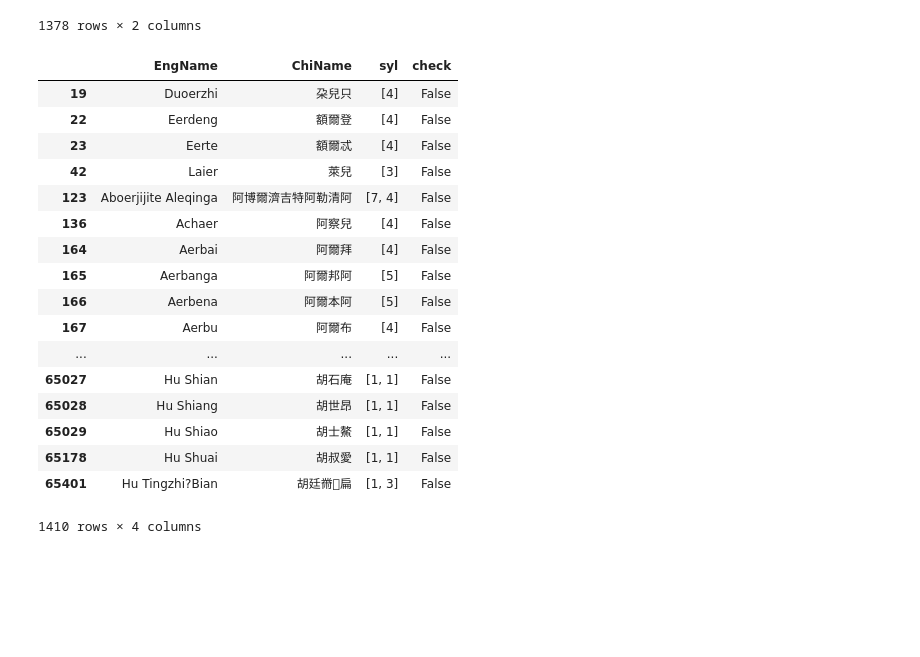
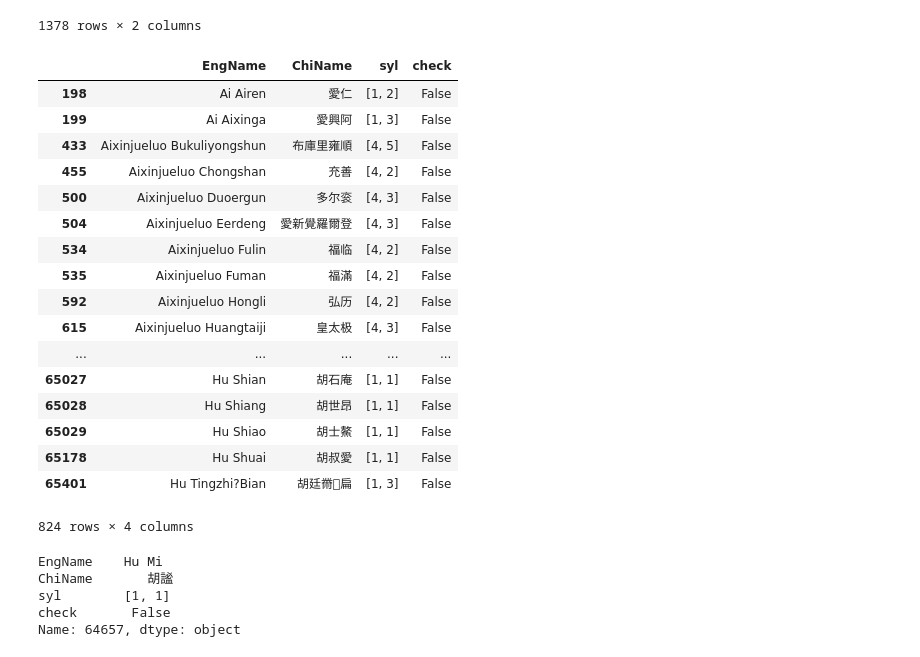
Before and after one commit to JHGFD82/ChineseSyllableCountGeneratorDraftNotes, a Jupyter notebook: Pinyin Syllable Count Generator.ipynb, the cells around one changed output. Drawn from its saved outputs; the diff is of its cells as text; code cells hidden in the pictures; blank space fills up the shorter version.

```diff
--- a/Pinyin Syllable Count Generator.ipynb
+++ b/Pinyin Syllable Count Generator.ipynb
@@ -323,12 +213,0 @@ ValueError: 'eiz' is not in list
-# %%
-def sylCount(word):
-
-    tEval = ''
-    syl = 1
-
-    for n in word:
-        tEval = tEval + n
-        if (tEval not in varList) and not any(i for i in varList if tEval in i):
-            syl += 1
-            tEval = n
-    return syl
@@ -355,28 +250,36 @@ names[names['ChiName'].str.len() > 5]
 | 65021 | Hu Shi | 胡氏(劉恕妻） |
 1378 rows × 2 columns
 # %%
-names['syl'] = names['EngName'].apply(sylCount)
+names['syl'] = names['EngName'].apply(sylCount, test=False)
 names['check'] = names['ChiName'].str.len() == names['syl'].apply(sum)
 names[~names['check']]
 # %% [output]
 |  | EngName | ChiName | syl | check |
-| 19 | Duoerzhi | 朶兒只 | [4] | False |
-| 22 | Eerdeng | 額爾登 | [4] | False |
-| 23 | Eerte | 額爾忒 | [4] | False |
-| 42 | Laier | 萊兒 | [3] | False |
-| 123 | Aboerjijite Aleqinga | 阿博爾濟吉特阿勒清阿 | [7, 4] | False |
-| 136 | Achaer | 阿察兒 | [4] | False |
-| 164 | Aerbai | 阿爾拜 | [4] | False |
-| 165 | Aerbanga | 阿爾邦阿 | [5] | False |
-| 166 | Aerbena | 阿爾本阿 | [5] | False |
-| 167 | Aerbu | 阿爾布 | [4] | False |
+| 198 | Ai Airen | 愛仁 | [1, 2] | False |
+| 199 | Ai Aixinga | 愛興阿 | [1, 3] | False |
+| 433 | Aixinjueluo Bukuliyongshun | 布庫里雍順 | [4, 5] | False |
+| 455 | Aixinjueluo Chongshan | 充善 | [4, 2] | False |
+| 500 | Aixinjueluo Duoergun | 多尔衮 | [4, 3] | False |
+| 504 | Aixinjueluo Eerdeng | 愛新覺羅爾登 | [4, 3] | False |
+| 534 | Aixinjueluo Fulin | 福临 | [4, 2] | False |
+| 535 | Aixinjueluo Fuman | 福滿 | [4, 2] | False |
+| 592 | Aixinjueluo Hongli | 弘历 | [4, 2] | False |
+| 615 | Aixinjueluo Huangtaiji | 皇太极 | [4, 3] | False |
 | ... | ... | ... | ... | ... |
 | 65027 | Hu Shian | 胡石庵 | [1, 1] | False |
 | 65028 | Hu Shiang | 胡世昂 | [1, 1] | False |
 | 65029 | Hu Shiao | 胡士鰲 | [1, 1] | False |
 | 65178 | Hu Shuai | 胡叔愛 | [1, 1] | False |
 | 65401 | Hu Tingzhi?Bian | 胡廷黹扁 | [1, 3] | False |
-1410 rows × 4 columns
+824 rows × 4 columns
+# %%
+names.iloc[64657]
+# %% [output]
+EngName    Hu Mi
+ChiName       胡謐
+syl        [1, 1]
+check       False
+Name: 64657, dtype: object
 # %%
 names[names['EngName'].str.contains('er')][names['check'] == False]
 # %% [output]
```
Also changed, not shown: parts of 10 cells of this notebook.
